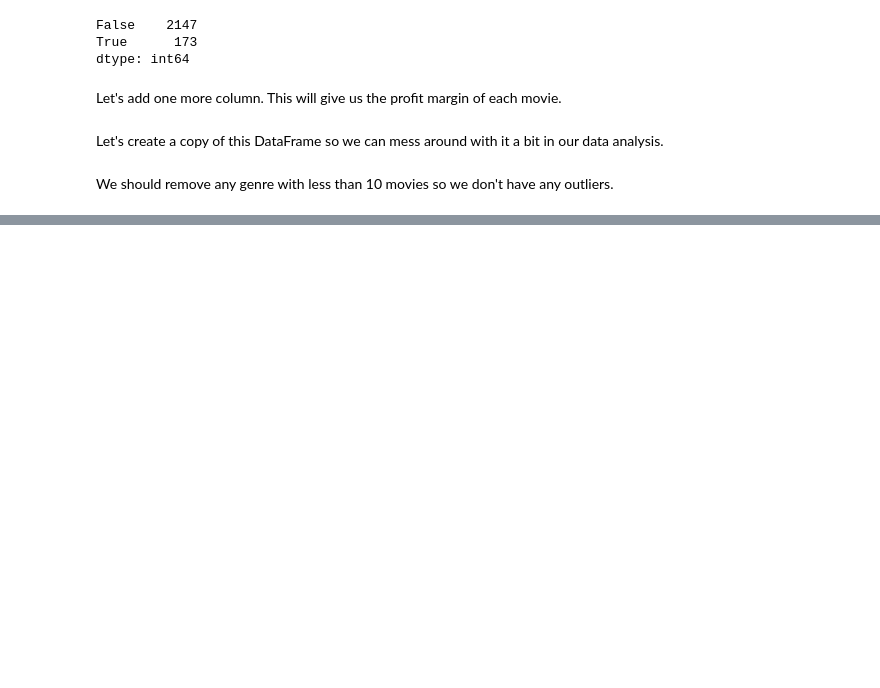
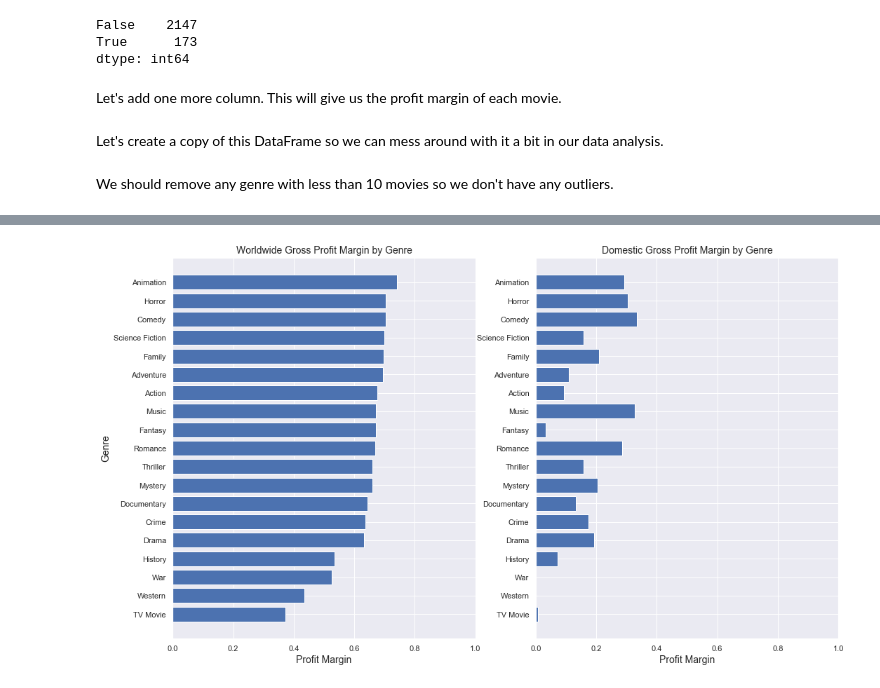
Before and after one commit to jefferyrosario/dsc-mod-1-project-Movie-Analysis-EDA, a Jupyter notebook: student.ipynb, the cells around one changed output, grey strips where cells are left out. Saved outputs shown, nothing was run; the diff lists cells and outputs as text; code cells hidden in the pictures; blank space fills up the shorter version.

```diff
--- a/student.ipynb
+++ b/student.ipynb
@@ -280,0 +298,2 @@ bm2_df.drop(['popularity', 'vote_average', 'vote_count'], axis = 1 ,inplace = Tr
+# %%
+seperated_genres_df['genre'] = seperated_genres_df['genre_ids'].map(convert_genre_id)
@@ -280,0 +306,4 @@ bm2_df.drop(['popularity', 'vote_average', 'vote_count'], axis = 1 ,inplace = Tr
+# %%
+seperated_genres_df.dropna(inplace = True)
+# %%
+groupby_df = seperated_genres_df.groupby('genre').mean()
@@ -280,0 +326,2 @@ bm2_df.drop(['popularity', 'vote_average', 'vote_count'], axis = 1 ,inplace = Tr
+# %%
+groupby_df['profit_margin_worldwide'] = (groupby_df['worldwide_gross'] - groupby_df['production_budget'])/(groupby_df['worldwide_gross'])
@@ -280,0 +365,23 @@ bm2_df.drop(['popularity', 'vote_average', 'vote_count'], axis = 1 ,inplace = Tr
+# %%
+seaborn.set()
+sorted_df = groupby_df.sort_values(by = 'profit_margin')
+new_figure = plt.figure(figsize = (17,10))
+ax = new_figure.add_subplot(121)
+ax.set_xlim(0, 1)
+plt.title('Worldwide Gross Profit Margin by Genre', fontdict = fontdict)
+plt.xlabel('Profit Margin', fontsize = 14)
+plt.ylabel('Genre', fontsize = 14)
+ax.barh(sorted_df['genre'],sorted_df['profit_margin'])
+
+fontdict={'fontsize': 14,
+        'fontweight' : 'book',
+        'verticalalignment': 'baseline',
+        'horizontalalignment': 'center'}
+
+ax2 = new_figure.add_subplot(122)
+ax2.set_xlim(0,1)
+plt.xlabel('Profit Margin', fontsize = 14)
+plt.title('Domestic Gross Profit Margin by Genre', fontdict = fontdict )
+ax2.barh(sorted_df['genre'], sorted_df['profit_margin_domestic']);
+# %% [output]
+[figure, added]
```
Also changed, not shown: parts of 40 cells of this notebook, 6 other files.
